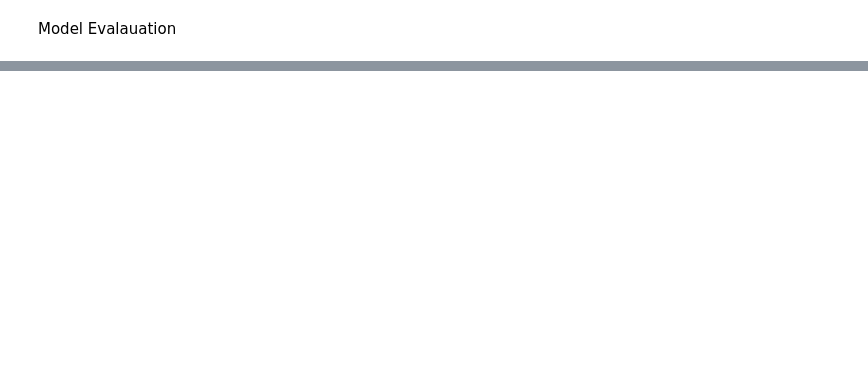
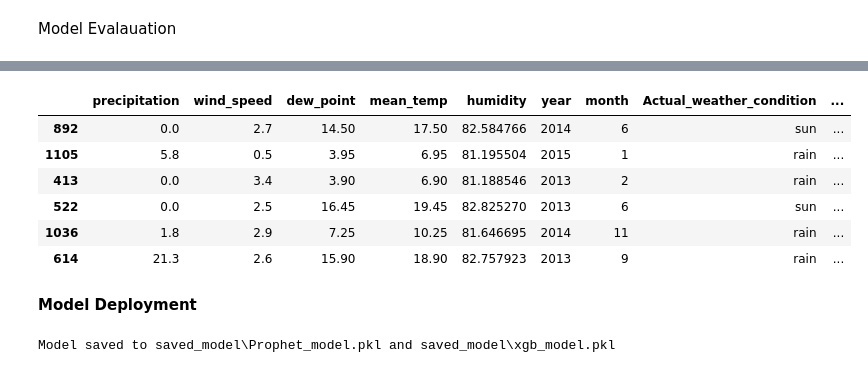
Before and after one commit to Omedobi/Seattle-weather-analysis-and-forcast, a Jupyter notebook: weather analysis and forecasting/Seattle Weather Analysis.ipynb, the cells around one changed output, grey strips where cells are left out. Cells and saved outputs as stored; diff of their text form; code cells hidden in the pictures; blank space fills up the shorter version.

```diff
--- a/weather analysis and forecasting/Seattle Weather Analysis.ipynb
+++ b/weather analysis and forecasting/Seattle Weather Analysis.ipynb
@@ -423,0 +504,9 @@ Index(['precipitation_x', 'wind_speed_x', 'dew_point_x', 'mean_temp_x',
+# %%
+#creating a dataframe for the predicted value
+final = pd.DataFrame(X_test)
+final['Actual_weather_condition'] = y_test
+final['Predicted_weather_condition'] = y_pred_xgb
+final['Is_Equal'] = (final['Actual_weather_condition'] == final['Predicted_weather_condition'])
+
+
+final.head()
@@ -423,0 +520,10 @@ Index(['precipitation_x', 'wind_speed_x', 'dew_point_x', 'mean_temp_x',
+# %%
+#Re-encoding the predicted values back to objects
+label_encoder = LabelEncoder()
+label_encoder.fit(data['weather_condition'].unique())
+
+# Inverse transform each column separately
+final['Actual_weather_condition'] = label_encoder.inverse_transform(final['Actual_weather_condition'])
+final['Predicted_weather_condition'] = label_encoder.inverse_transform(final['Predicted_weather_condition'])
+
+final.head()
@@ -423,0 +537,12 @@ Index(['precipitation_x', 'wind_speed_x', 'dew_point_x', 'mean_temp_x',
+# %%
+final.head(6)
+# %% [output]
+|  | precipitation | wind_speed | dew_point | mean_temp | humidity | year | month | Actual_weather_condition | ... |
+| 892 | 0.0 | 2.7 | 14.50 | 17.50 | 82.584766 | 2014 | 6 | sun | ... |
+| 1105 | 5.8 | 0.5 | 3.95 | 6.95 | 81.195504 | 2015 | 1 | rain | ... |
+| 413 | 0.0 | 3.4 | 3.90 | 6.90 | 81.188546 | 2013 | 2 | rain | ... |
+| 522 | 0.0 | 2.5 | 16.45 | 19.45 | 82.825270 | 2013 | 6 | sun | ... |
+| 1036 | 1.8 | 2.9 | 7.25 | 10.25 | 81.646695 | 2014 | 11 | rain | ... |
+| 614 | 21.3 | 2.6 | 15.90 | 18.90 | 82.757923 | 2013 | 9 | rain | ... |
+# %% [markdown]
+**Model Deployment**
@@ -423,0 +552,21 @@ Index(['precipitation_x', 'wind_speed_x', 'dew_point_x', 'mean_temp_x',
+# %%
+folder_path = 'saved_model'
+
+if not os.path.exists(folder_path):
+    os.makedirs(folder_path)
+
+
+model_file_1 = os.path.join(folder_path, "Prophet_model.pkl")
+model_file_2 =  os.path.join(folder_path, "xgb_model.pkl")
+
+
+with open(model_file_1, 'wb') as file:
+    pickle.dump(time_model, file)
+
+
+with open(model_file_2, 'wb') as file:
+    pickle.dump(xgb, file)
+
+print(f"Model saved to {model_file_1} and {model_file_2}")
+# %% [output]
+Model saved to saved_model\Prophet_model.pkl and saved_model\xgb_model.pkl
```
Also changed, not shown: parts of 19 cells of this notebook, 2 other files.
